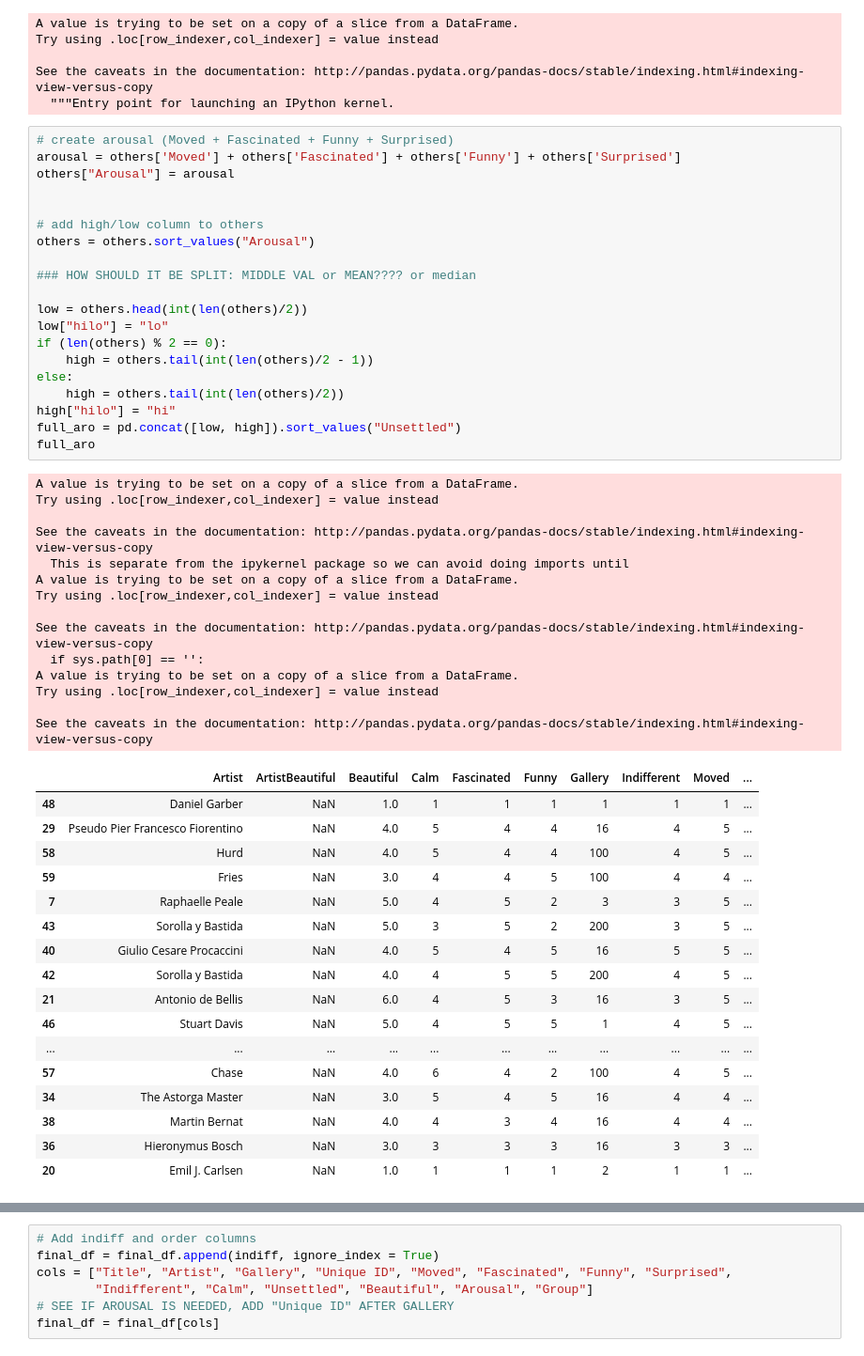
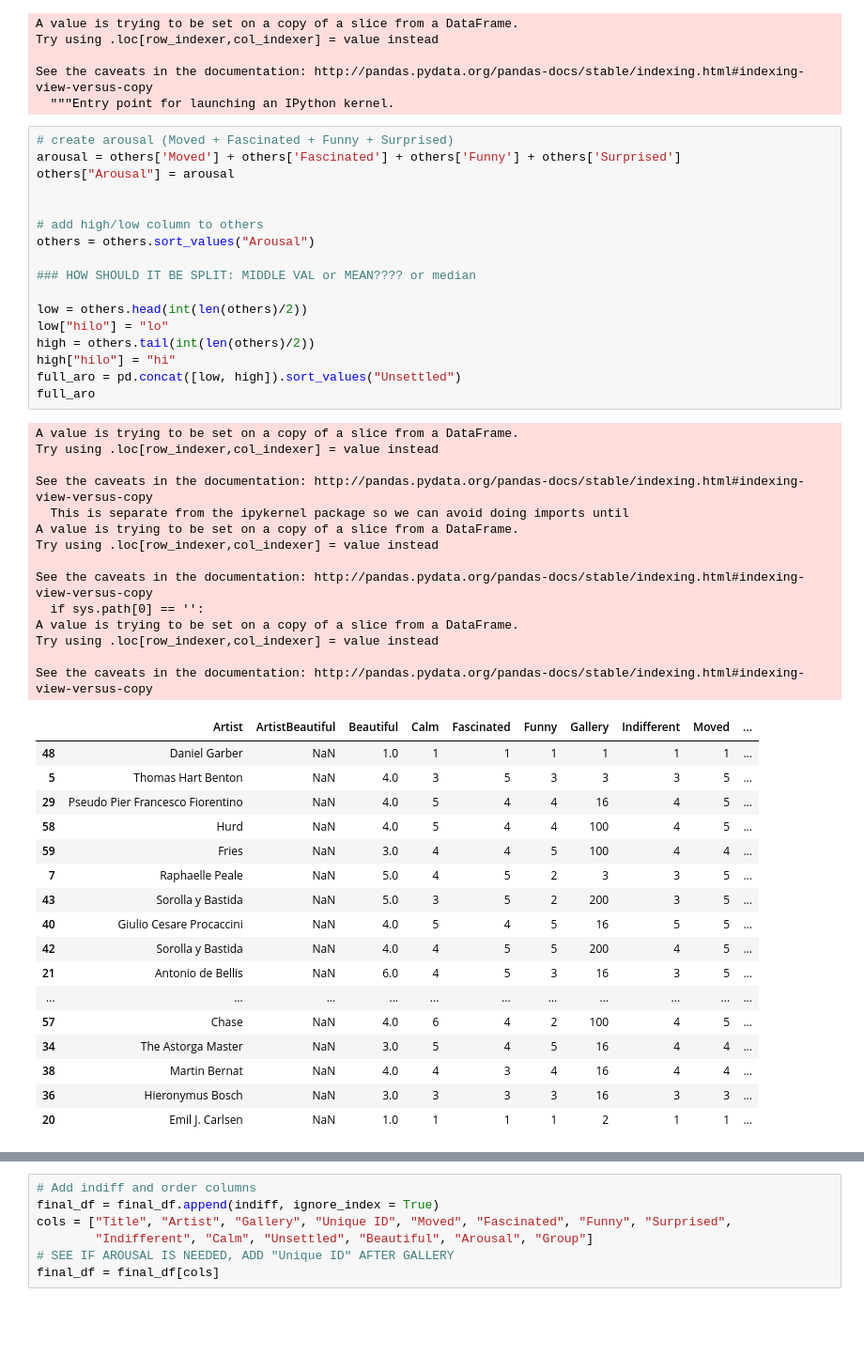
Before and after one commit to roberttwomey/art-and-empathy, a Jupyter notebook: data_cleaning/aesthemos_WIP/cleaner.ipynb, the cells around one changed output, grey strips where cells are left out. Shown: that part at 94% size. Cells and saved outputs as stored; diff of their text form; blank space fills up the shorter version.

```diff
--- a/data_cleaning/aesthemos_WIP/cleaner.ipynb
+++ b/data_cleaning/aesthemos_WIP/cleaner.ipynb
@@ -165,37 +165,35 @@ arousal = others['Moved'] + others['Fascinated'] + others['Funny'] + others['Sur
 others["Arousal"] = arousal
 
 
 # add high/low column to others
 others = others.sort_values("Arousal")
 
 ### HOW SHOULD IT BE SPLIT: MIDDLE VAL or MEAN???? or median
 
 low = others.head(int(len(others)/2))
 low["hilo"] = "lo"
-if (len(others) % 2 == 0):
-    high = others.tail(int(len(others)/2 - 1))
-else:
-    high = others.tail(int(len(others)/2))
+high = others.tail(int(len(others)/2))
 high["hilo"] = "hi"
 full_aro = pd.concat([low, high]).sort_values("Unsettled")
 full_aro
 # %% [output]
 A value is trying to be set on a copy of a slice from a DataFrame.
 Try using .loc[row_indexer,col_indexer] = value instead
 
 See the caveats in the documentation: http://pandas.pydata.org/pandas-docs/stable/indexing.html#indexing-view-versus-copy
   This is separate from the ipykernel package so we can avoid doing imports until
 A value is trying to be set on a copy of a slice from a DataFrame.
 Try using .loc[row_indexer,col_indexer] = value instead
 
 See the caveats in the documentation: http://pandas.pydata.org/pandas-docs/stable/indexing.html#indexing-view-versus-copy
   if sys.path[0] == '':
 A value is trying to be set on a copy of a slice from a DataFrame.
 Try using .loc[row_indexer,col_indexer] = value instead
 
 See the caveats in the documentation: http://pandas.pydata.org/pandas-docs/stable/indexing.html#indexing-view-versus-copy
 |  | Artist | ArtistBeautiful | Beautiful | Calm | Fascinated | Funny | Gallery | Indifferent | Moved | ... |
 | 48 | Daniel Garber | NaN | 1.0 | 1 | 1 | 1 | 1 | 1 | 1 | ... |
+| 5 | Thomas Hart Benton | NaN | 4.0 | 3 | 5 | 3 | 3 | 3 | 5 | ... |
 | 29 | Pseudo Pier Francesco Fiorentino | NaN | 4.0 | 5 | 4 | 4 | 16 | 4 | 5 | ... |
 | 58 | Hurd | NaN | 4.0 | 5 | 4 | 4 | 100 | 4 | 5 | ... |
 | 59 | Fries | NaN | 3.0 | 4 | 4 | 5 | 100 | 4 | 4 | ... |
@@ -204,7 +202,6 @@ See the caveats in the documentation: http://pandas.pydata.org/pandas-docs/stabl
 | 40 | Giulio Cesare Procaccini | NaN | 4.0 | 5 | 4 | 5 | 16 | 5 | 5 | ... |
 | 42 | Sorolla y Bastida | NaN | 4.0 | 4 | 5 | 5 | 200 | 4 | 5 | ... |
 | 21 | Antonio de Bellis | NaN | 6.0 | 4 | 5 | 3 | 16 | 3 | 5 | ... |
-| 46 | Stuart Davis | NaN | 5.0 | 4 | 5 | 5 | 1 | 4 | 5 | ... |
 | ... | ... | ... | ... | ... | ... | ... | ... | ... | ... | ... |
 | 57 | Chase | NaN | 4.0 | 6 | 4 | 2 | 100 | 4 | 5 | ... |
 | 34 | The Astorga Master | NaN | 3.0 | 5 | 4 | 5 | 16 | 4 | 4 | ... |
```
Also changed, not shown: parts of 4 cells of this notebook, 1 other file.
